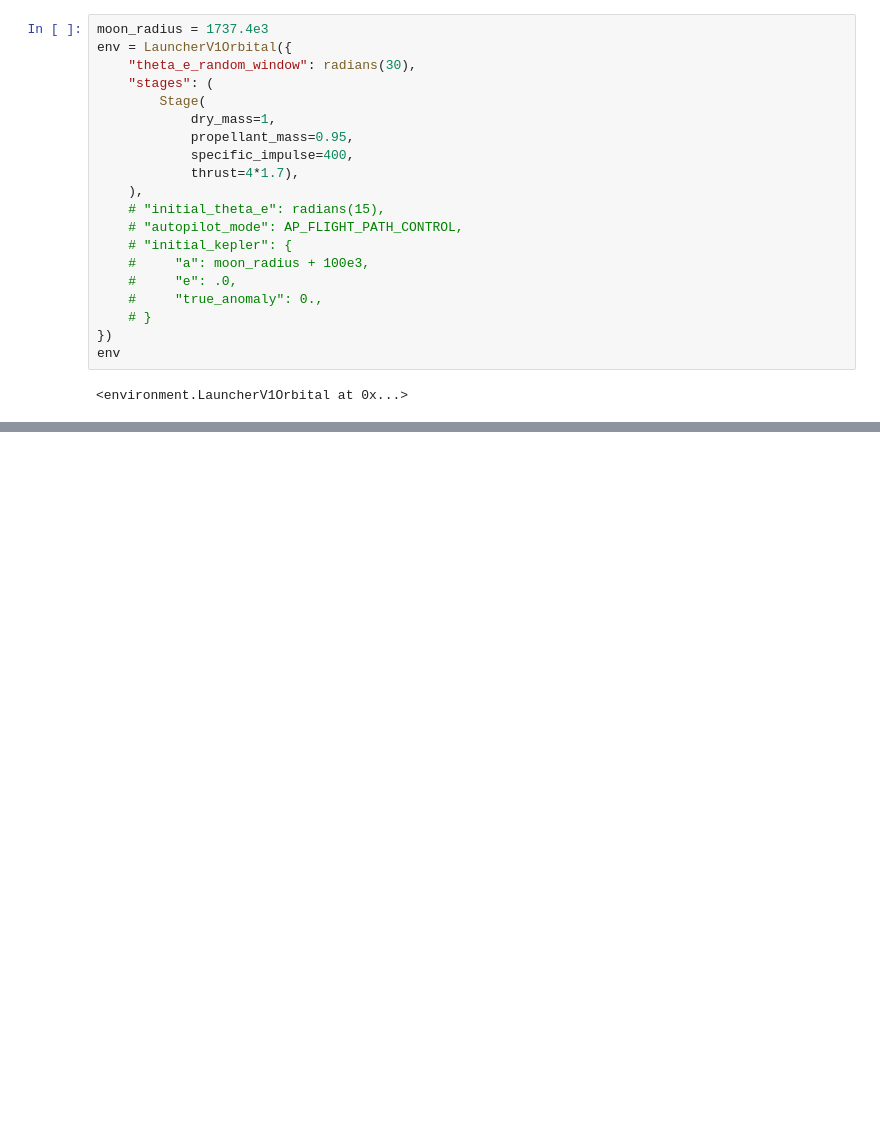
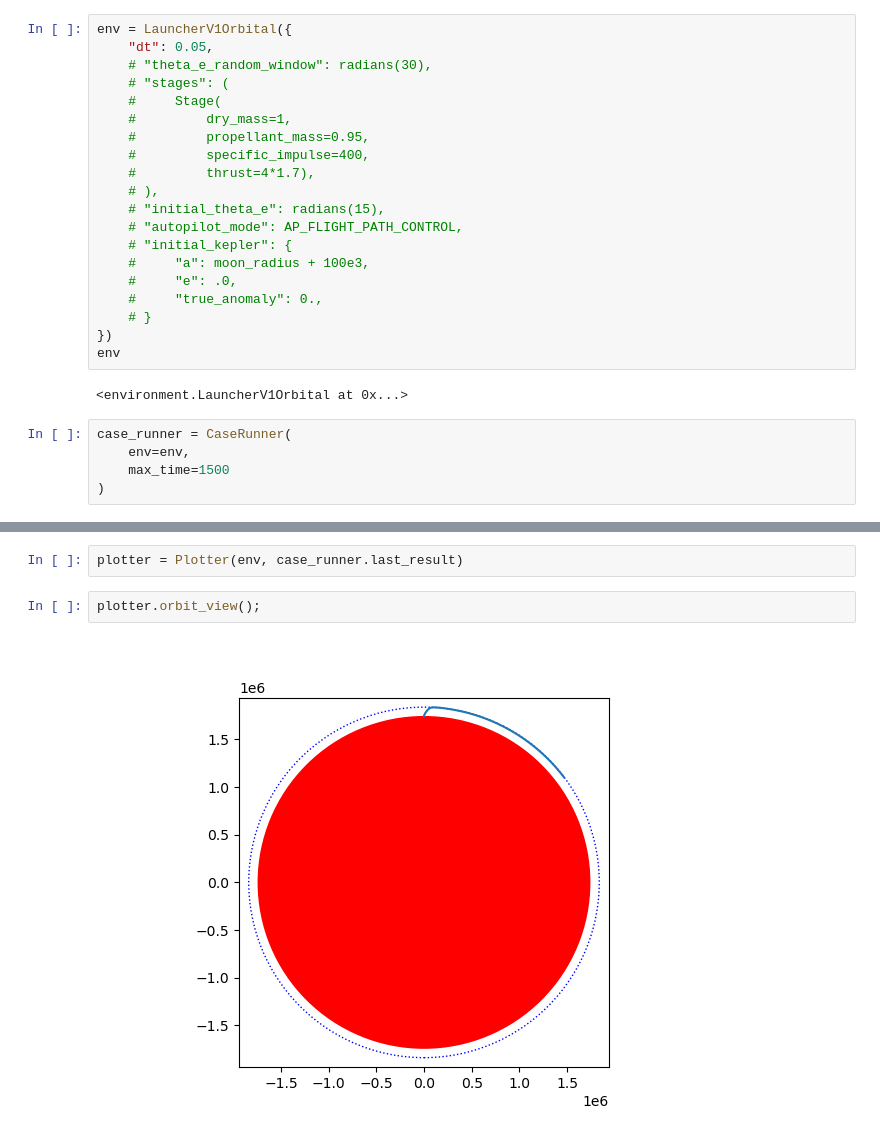
Before and after one commit to aarondewindt/thesis, a Jupyter notebook: code/trajectory_optimization_1/work/to_orbital/2_optimizer.ipynb, the cells around one changed output, grey strips where cells are left out. Saved outputs shown, nothing was run; the diff lists cells and outputs as text; blank space fills up the shorter version.

```diff
--- a/code/trajectory_optimization_1/work/to_orbital/2_optimizer.ipynb
+++ b/code/trajectory_optimization_1/work/to_orbital/2_optimizer.ipynb
@@ -14,14 +15,14 @@ from optimizer import Optimizer
 # %%
-moon_radius = 1737.4e3
 env = LauncherV1Orbital({
-    "theta_e_random_window": radians(30),
-    "stages": (
-        Stage(
-            dry_mass=1,
-            propellant_mass=0.95,
-            specific_impulse=400,
-            thrust=4*1.7),
-    ),
+    "dt": 0.05,
+    # "theta_e_random_window": radians(30),
+    # "stages": (
+    #     Stage(
+    #         dry_mass=1,
+    #         propellant_mass=0.95,
+    #         specific_impulse=400,
+    #         thrust=4*1.7),
+    # ),
     # "initial_theta_e": radians(15),
     # "autopilot_mode": AP_FLIGHT_PATH_CONTROL,
     # "initial_kepler": {
@@ -33,3 +34,8 @@ env = LauncherV1Orbital({
 env
 # %% [output]
 <environment.LauncherV1Orbital at 0x...>
+# %%
+case_runner = CaseRunner(
+    env=env,
+    max_time=1500
+)
@@ -35,0 +52,6 @@ env
+# %%
+plotter = Plotter(env, case_runner.last_result)
+# %%
+plotter.orbit_view();
+# %% [output]
+[figure, added]
```
Also changed, not shown: parts of 4 cells of this notebook, 4 other files.
